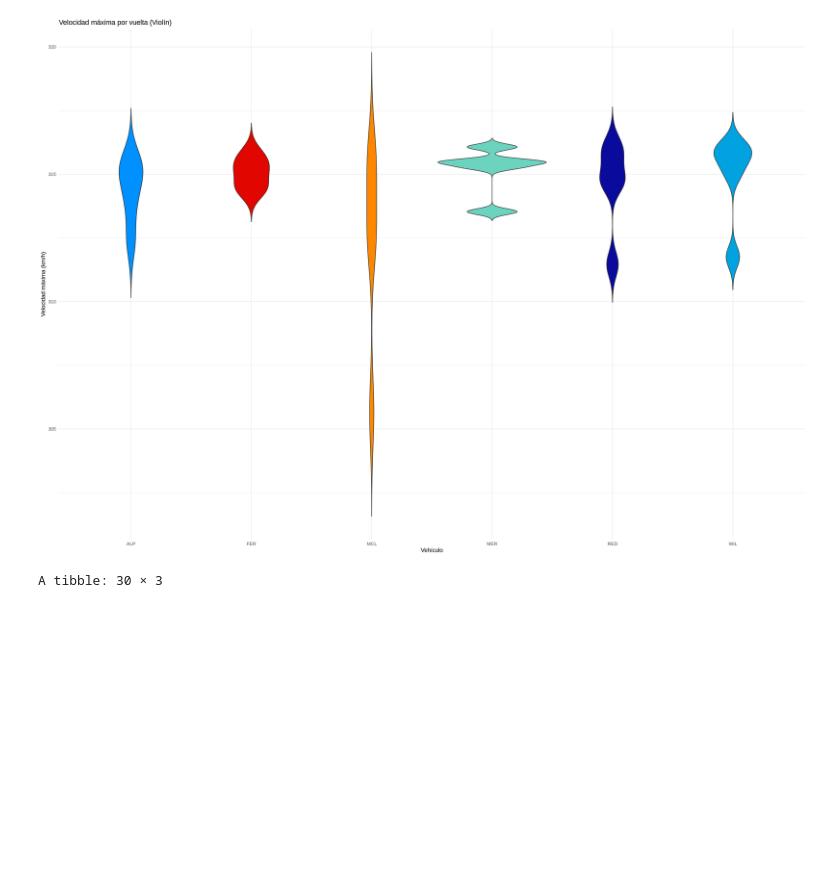
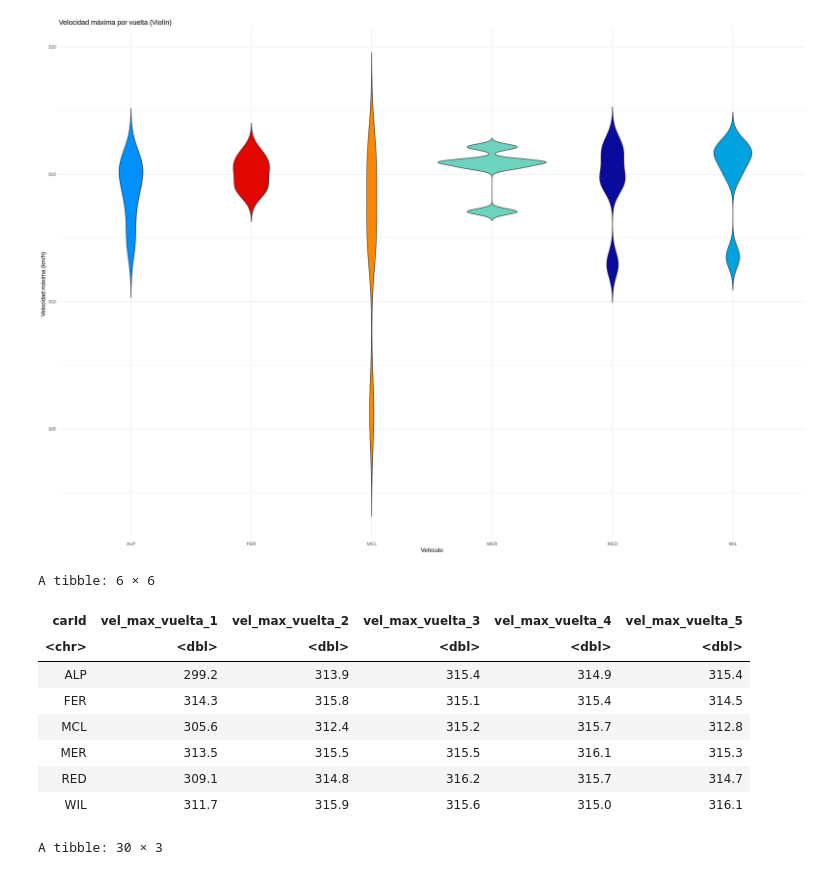
Before and after one commit to LuppeCh/F1EDA, a Jupyter notebook: Exploración_de_Datos_Trabajo_Final.ipynb, the cells around one changed output. Saved outputs shown, nothing was run; the diff lists cells and outputs as text; code cells hidden in the pictures; blank space fills up the shorter version.

```diff
--- a/Exploración_de_Datos_Trabajo_Final.ipynb
+++ b/Exploración_de_Datos_Trabajo_Final.ipynb
@@ -1594,6 +1579,37 @@ ggplot(vel_max_vuelta, aes(x = carId, y = max_speed_lap, fill = carId)) +
   theme(legend.position = "none")
 # %% [output]
 [figure]
+# %%
+lap_speeds_all <- telemetria %>%
+  filter(lap_time_invalid == 0) %>%
+  group_by(carId, lap_number) %>%
+  summarise(max_speed = max(velocidad, na.rm = TRUE),
+            .groups = "drop")
+
+summary_1_ultima <- lap_speeds_all %>%
+  pivot_wider(
+    id_cols = carId,
+    names_from = lap_number,
+    values_from = max_speed,
+    names_glue = "vel_max_vuelta_{lap_number}"
+  ) %>%
+  arrange(carId) %>%
+  mutate(
+    across(starts_with("vel_max_vuelta_"),
+           ~ round(.x, 1))
+  )
+
+summary_1_ultima
+# %% [output]
+A tibble: 6 × 6
+| carId | vel_max_vuelta_1 | vel_max_vuelta_2 | vel_max_vuelta_3 | vel_max_vuelta_4 | vel_max_vuelta_5 |
+| <chr> | <dbl> | <dbl> | <dbl> | <dbl> | <dbl> |
+| ALP | 299.2 | 313.9 | 315.4 | 314.9 | 315.4 |
+| FER | 314.3 | 315.8 | 315.1 | 315.4 | 314.5 |
+| MCL | 305.6 | 312.4 | 315.2 | 315.7 | 312.8 |
+| MER | 313.5 | 315.5 | 315.5 | 316.1 | 315.3 |
+| RED | 309.1 | 314.8 | 316.2 | 315.7 | 314.7 |
+| WIL | 311.7 | 315.9 | 315.6 | 315.0 | 316.1 |
 # %%
 vel_max_vuelta_ordered <- vel_max_vuelta %>%
   arrange(max_speed_lap)
```
Also changed, not shown: parts of 10 cells of this notebook.
